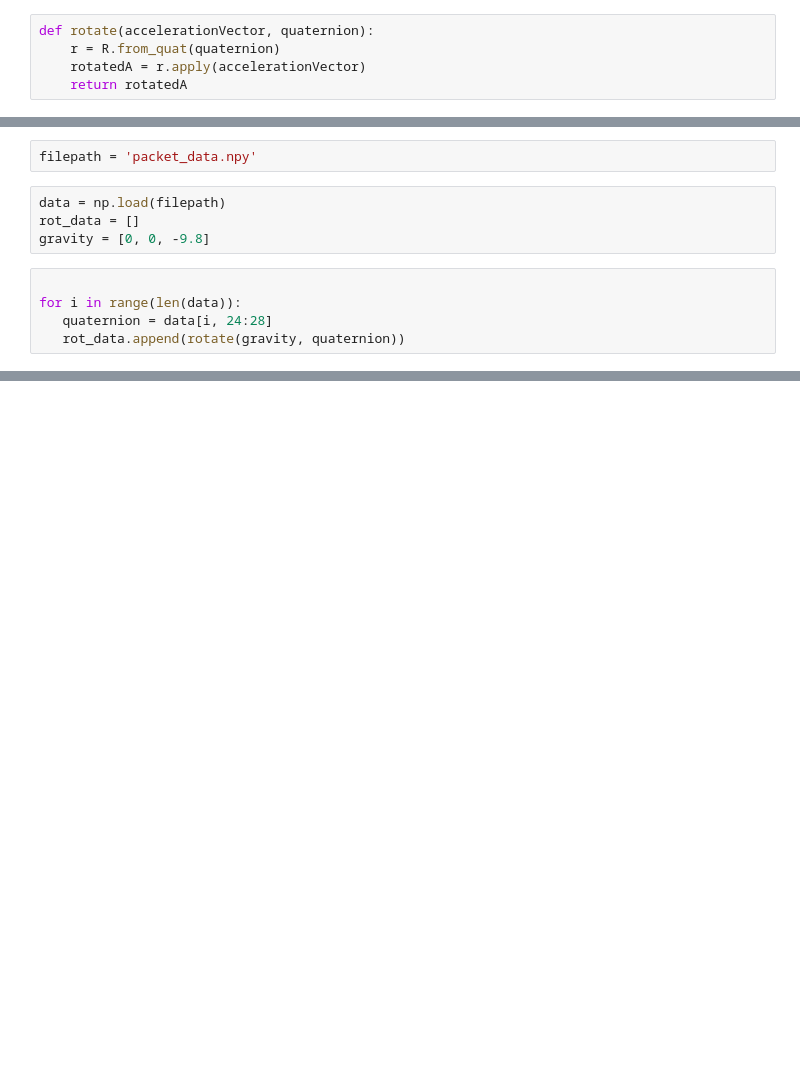
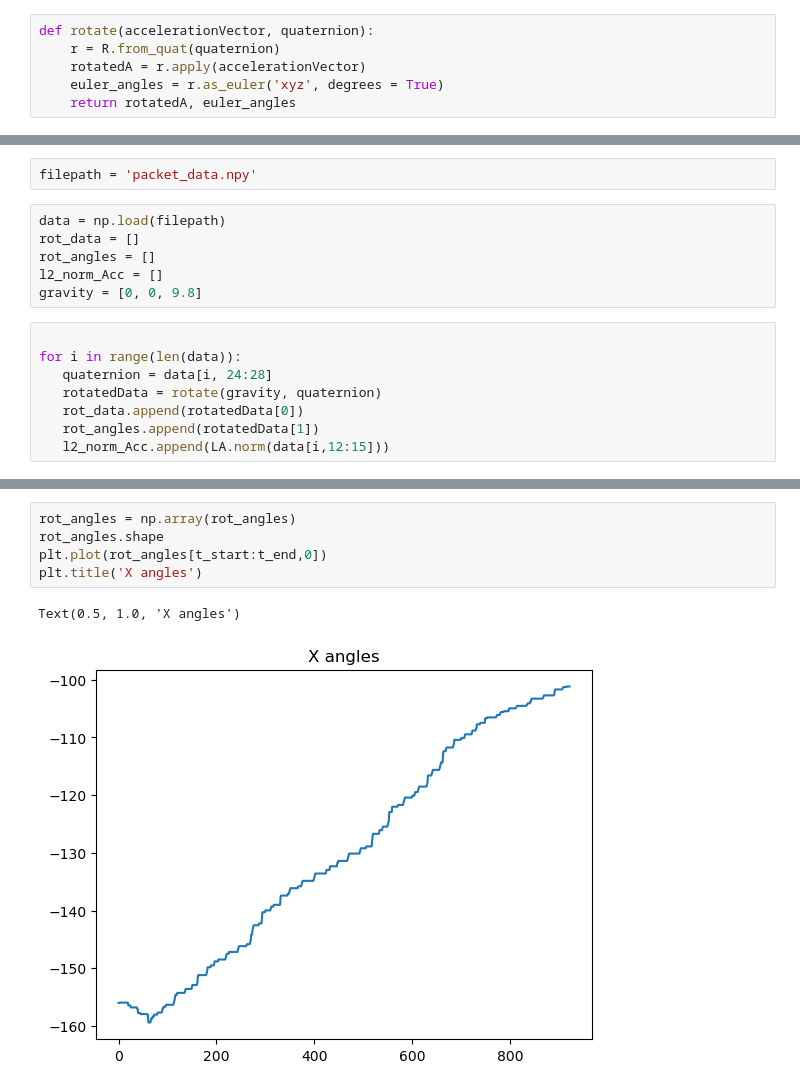
Before and after one commit to Rutgers-RPL/FlightDataAnalysis, a Jupyter notebook: gravityOffsetCalcs.ipynb, the cells around one changed output, grey strips where cells are left out. Saved outputs shown, nothing was run; the diff lists cells and outputs as text; blank space fills up the shorter version.

```diff
--- a/gravityOffsetCalcs.ipynb
+++ b/gravityOffsetCalcs.ipynb
@@ -7,7 +10,8 @@ from  scipy.spatial.transform import Rotation as R
 def rotate(accelerationVector, quaternion):
     r = R.from_quat(quaternion)
     rotatedA = r.apply(accelerationVector)
-    return rotatedA
+    euler_angles = r.as_euler('xyz', degrees = True)
+    return rotatedA, euler_angles
 # %%
 #parser = argparse.ArgumentParser()
 #parser.add_argument('--filepath', '-f', type=str, help='The filepath of the desired ####_flightlog.bin', required=True)
@@ -18,9 +22,14 @@ filepath = 'packet_data.npy'
 # %%
 data = np.load(filepath)
 rot_data = []
-gravity = [0, 0, -9.8]
+rot_angles = []
+l2_norm_Acc = []
+gravity = [0, 0, 9.8]
 # %%
 
 for i in range(len(data)):
    quaternion = data[i, 24:28]
-   rot_data.append(rotate(gravity, quaternion))
+   rotatedData = rotate(gravity, quaternion)
+   rot_data.append(rotatedData[0])
+   rot_angles.append(rotatedData[1])
+   l2_norm_Acc.append(LA.norm(data[i,12:15]))
@@ -26,0 +59,8 @@ for i in range(len(data)):
+# %%
+rot_angles = np.array(rot_angles)
+rot_angles.shape
+plt.plot(rot_angles[t_start:t_end,0])
+plt.title('X angles')
+# %% [output]
+Text(0.5, 1.0, 'X angles')
+[figure, added]
```
Also changed, not shown: parts of 7 cells of this notebook.
